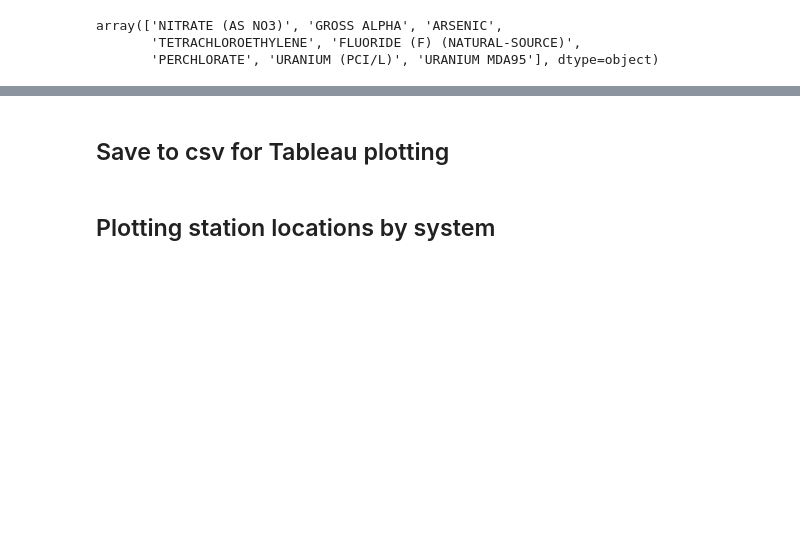
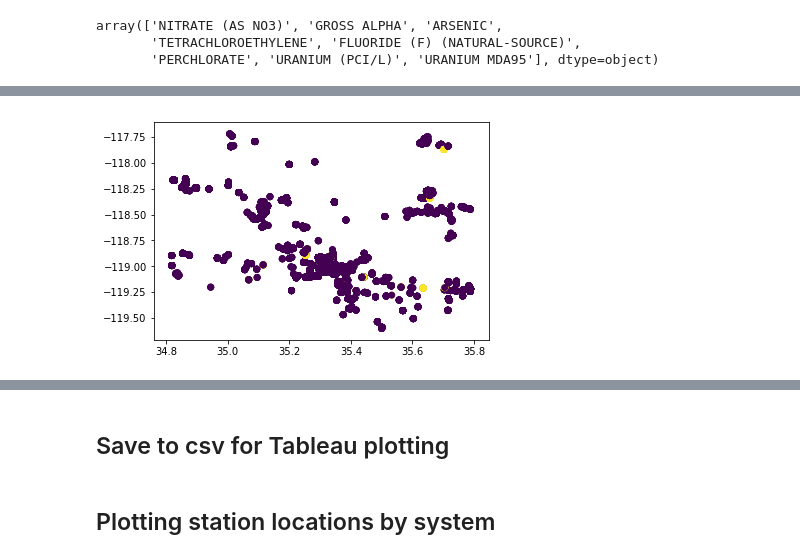
Before and after one commit to waterdatacollaborative/NicoleLook_Drinking-Water-Contaminant-Classification, a Jupyter notebook: Capstone.ipynb, the cells around one changed output, grey strips where cells are left out. Saved outputs shown, nothing was run; the diff lists cells and outputs as text; code cells hidden in the pictures; blank space fills up the shorter version.

```diff
--- a/Capstone.ipynb
+++ b/Capstone.ipynb
@@ -699,0 +476,2 @@ kern_encoded
+# %%
+kern_encoded.drop(['FINDING', 'system', 'chem', 'mcl', 'delta_results'], axis=1, inplace=True)
@@ -699,0 +533,4 @@ kern_encoded
+# %%
+plt.scatter(kern_encoded['lat'], kern_encoded['long'], c=kern_encoded['NITRATE (AS NO3)']);
+# %% [output]
+[figure, added]
```
Also changed, not shown: parts of 84 cells of this notebook.
